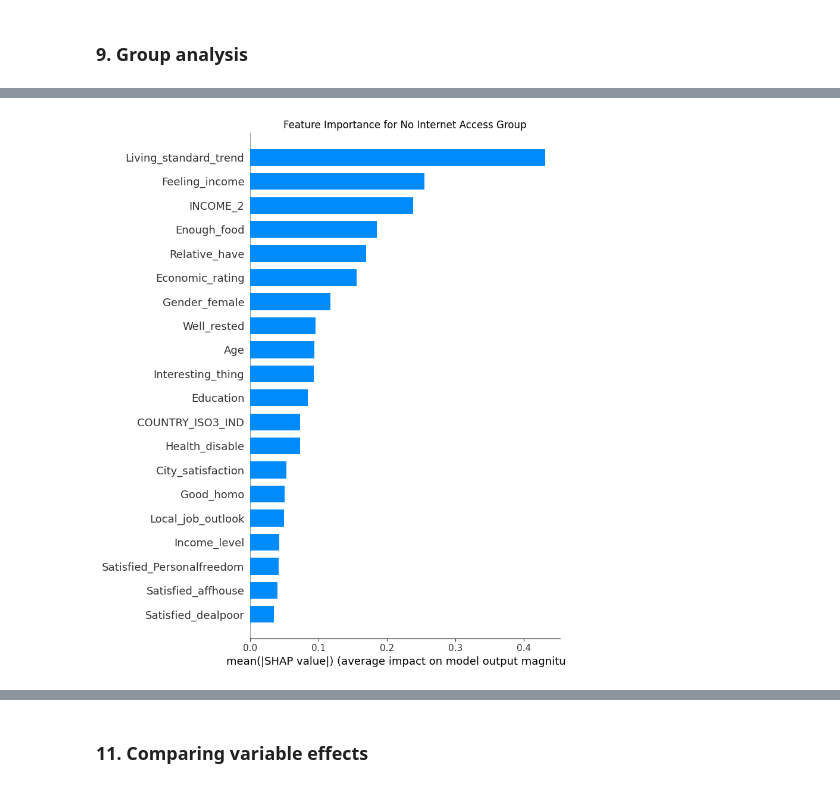
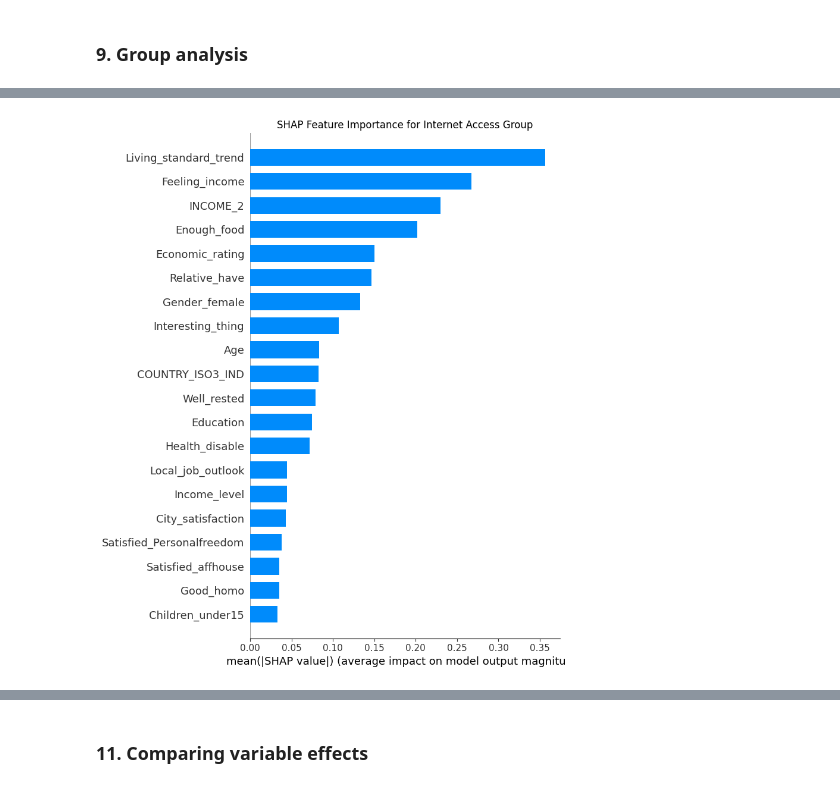
Before and after one commit to MichaelChaoLi-cpu/GallupWellBeingResearch, a Jupyter notebook: Code/ZH_AN_InternetUseDifferencePSMXgbShap_v1.ipynb, the cells around one changed output, grey strips where cells are left out. Saved outputs shown, nothing was run; the diff lists cells and outputs as text; code cells hidden in the pictures.

```diff
--- a/Code/ZH_AN_InternetUseDifferencePSMXgbShap_v1.ipynb
+++ b/Code/ZH_AN_InternetUseDifferencePSMXgbShap_v1.ipynb
@@ -607,8 +631,9 @@ shap_values_control = explainer_control.shap_values(X_test_control)
-# %%
-plt.figure(figsize=(12, 8))
-shap.summary_plot(shap_values_control, X_test_control, plot_type="bar", show=False)
-plt.title("Feature Importance for No Internet Access Group")
-plt.tight_layout()
-plt.show()
-# %% [output]
-[figure, removed]
+# %%
+# 步骤3：绘制并显示有互联网访问组的特征重要性总结图
+plt.figure(figsize=(12, 8))
+shap.summary_plot(shap_values_treated, X_treated, plot_type="bar", show=False)
+plt.title("SHAP Feature Importance for Internet Access Group")
+plt.tight_layout()
+plt.show()
+# %% [output]
+[figure, added]
```
Also changed, not shown: parts of 73 cells of this notebook, 3 other files.
